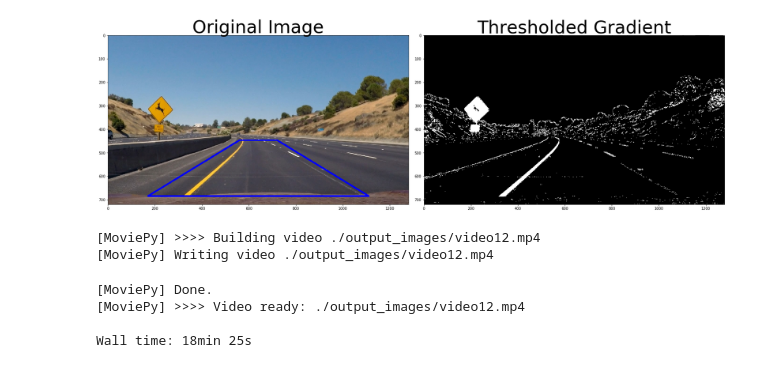
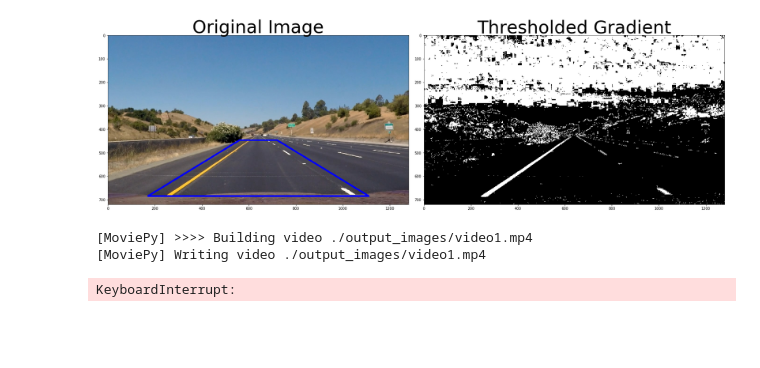
Before and after one commit to berktepebag/carnd-term1-project4-advanced-lane-findings, a Jupyter notebook: carnd-term1-project4-advanced-lane-lines-Video-Only.ipynb, the cells around one changed output. Drawn from its saved outputs; the diff is of its cells as text; code cells hidden in the pictures; blank space fills up the shorter version.

```diff
--- a/carnd-term1-project4-advanced-lane-lines-Video-Only.ipynb
+++ b/carnd-term1-project4-advanced-lane-lines-Video-Only.ipynb
@@ -15,12 +15,8 @@ dist = dist_pickle["dist"]
 #Define Sobelx, sobely, magnitude, direction and color
 
 # Read in an image and grayscale it
-image = mpimg.imread('./test_images/test2.jpg')
+image = mpimg.imread('./test_images/straight_lines1.jpg')
 
-# Define a function that applies Sobel x or y,
-# then takes an absolute value and applies a threshold.
-# Note: calling your function with orient='x', thresh_min=5, thresh_max=100
-# should produce output like the example image shown above this quiz.
 def abs_sobel_thresh_x(img, orient='x', thresh_min=0, thresh_max=255):
 
     # Apply the following steps to img
@@ -111,13 +107,13 @@ def color_binary(img, color_thresh=(0,255)):
 # Run the Sobelx
 gradx = abs_sobel_thresh_x(image, orient='x', thresh_min=25, thresh_max=255)
 # Run the Sobely
-grady = abs_sobel_thresh_y(image, orient='y', thresh_min=30, thresh_max=175)
+grady = abs_sobel_thresh_y(image, orient='y', thresh_min=30, thresh_max=125)
 # Run the Magnitude
-mag_binary = mag_thresh(image, sobel_kernel=3, mag_thresh=(30, 100))
+mag_binary = mag_thresh(image, sobel_kernel=3, mag_thresh=(30, 150))
 # Run the Direction
 dir_binary = dir_threshold(image, sobel_kernel=15, thresh=(.7, 1.2))
 # Run the Color
-s_binary=color_binary(image,color_thresh=(150,255))
+s_binary=color_binary(image,color_thresh=(100,255))
 
 combined = np.zeros_like(dir_binary)
 combined[((gradx == 1) & (grady == 1)) | ((mag_binary == 1) & (dir_binary == 1)) | (s_binary == 1)] = 1
@@ -127,34 +123,34 @@ show_lines=True
 if(show_lines):
     img_shp=image.shape
     mask_y_height=int(img_shp[0]*0.62)
 
     center_x = img_shp[1]//2
     upper_margin_left = 80
     lower_margin_left = 470
     upper_margin_right = 80
     lower_margin_right = 470
     left_up_margin=center_x - upper_margin_left
     right_up_margin=center_x + upper_margin_right
     left_down_margin=center_x - lower_margin_left
     right_down_margin=center_x + lower_margin_right
 
     cv2.line(image,(int(left_down_margin),int(img_shp[0]*0.95)),(int(left_up_margin),mask_y_height),(0,0,255),5)
     cv2.line(image,(int(left_up_margin),mask_y_height),(int(right_up_margin),mask_y_height),(0,0,255),5)
     cv2.line(image,(int(right_up_margin),mask_y_height),(int(right_down_margin),int(img_shp[0]*0.95)),(0,0,255),5)
     cv2.line(image,(int(left_down_margin),int(img_shp[0]*0.95)),(right_down_margin,int(img_shp[0]*0.95)),(0,0,255),5)
 
 # Plot the result
 f, (ax1, ax2) = plt.subplots(1, 2, figsize=(24, 9))
 f.tight_layout()
 ax1.imshow(image)
 ax1.set_title('Original Image', fontsize=50)
 ax2.imshow(combined, cmap='gray')
 ax2.set_title('Thresholded Gradient', fontsize=50)
 plt.subplots_adjust(left=0., right=1, top=0.9, bottom=0.)
 
 plt.show()
 # %% [output]
-[figure, old version]
+[figure, new version]
 # %%
 def warp_the_image(img,save_images=False,plot_result=False,idx=0):
     ## Warp Road Images
@@ -407,18 +419,15 @@ def lane_area(image):
 from moviepy.editor import VideoFileClip
 from IPython.display import HTML
 # %%
-output='./output_images/video13.mp4'
+output='./output_images/video1.mp4'
 
-clip=VideoFileClip('project_video.mp4')#.subclip(20,22)
+clip=VideoFileClip('project_video.mp4')#.subclip(39,44)
 warped_clip=clip.fl_image(lane_area)
 %time warped_clip.write_videofile(output,audio=False)
 # %% [output]
-[MoviePy] >>>> Building video ./output_images/video12.mp4
-[MoviePy] Writing video ./output_images/video12.mp4
+[MoviePy] >>>> Building video ./output_images/video1.mp4
+[MoviePy] Writing video ./output_images/video1.mp4
-[MoviePy] Done.
-[MoviePy] >>>> Video ready: ./output_images/video12.mp4
-
-Wall time: 18min 25s
+KeyboardInterrupt:
 # %%
 HTML("""
 <video width="960" height="540" controls>
```
Also changed, not shown: parts of 3 cells of this notebook, 1 other file.
